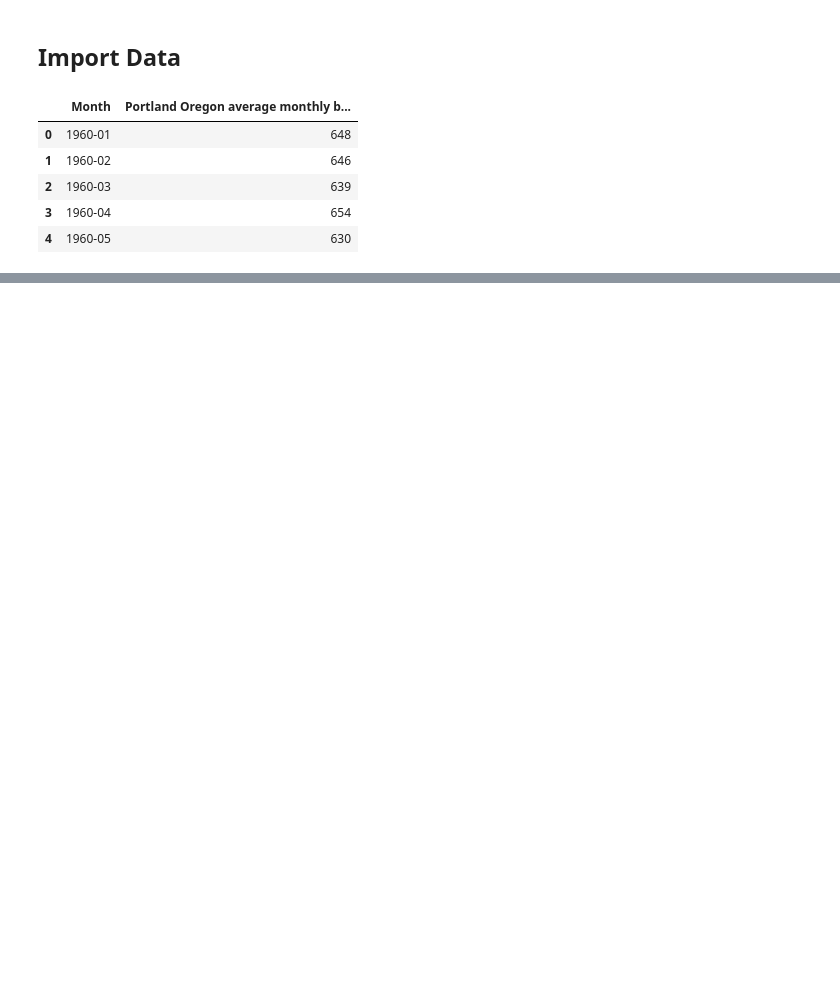
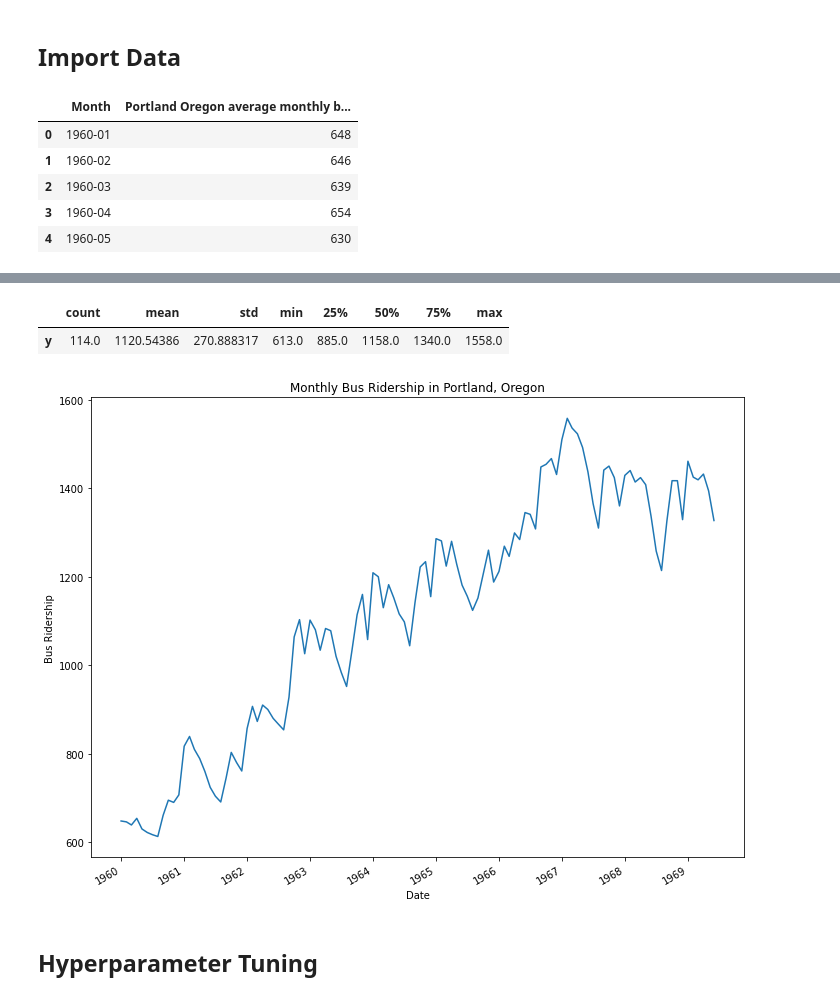
Before and after one commit to thiago2608santana/Analise_Series_Temporais, a Jupyter notebook: Prophet_Project.ipynb, the cells around one changed output, grey strips where cells are left out. Drawn from its saved outputs; the diff is of its cells as text; code cells hidden in the pictures; blank space fills up the shorter version.

```diff
--- a/Prophet_Project.ipynb
+++ b/Prophet_Project.ipynb
@@ -24,3 +25,5 @@ df.head()
 | 2 | 1960-03 | 639 |
 | 3 | 1960-04 | 654 |
 | 4 | 1960-05 | 630 |
+# %%
+df['Month'] = df['Month'].apply(lambda x : datetime.datetime.strptime(x, '%Y-%m'))
@@ -26,0 +39,2 @@ df.head()
+# %%
+df.columns = ['ds', 'y']
@@ -26,0 +59,19 @@ df.head()
+# %%
+df.describe().transpose()
+# %% [output]
+|  | count | mean | std | min | 25% | 50% | 75% | max |
+| y | 114.0 | 1120.54386 | 270.888317 | 613.0 | 885.0 | 1158.0 | 1340.0 | 1558.0 |
+# %%
+fig, ax = plt.subplots()
+locator = mdates.AutoDateLocator()
+ax.plot(df.ds, df.y)
+ax.xaxis.set_major_locator(locator)
+ax.set_xlabel('Date')
+ax.set_ylabel('Bus Ridership')
+ax.set_title('Monthly Bus Ridership in Portland, Oregon')
+fig.autofmt_xdate()
+plt.tight_layout()
+# %% [output]
+[figure, added]
+# %% [markdown]
+## Hyperparameter Tuning
```
Also changed, not shown: parts of 14 cells of this notebook.
